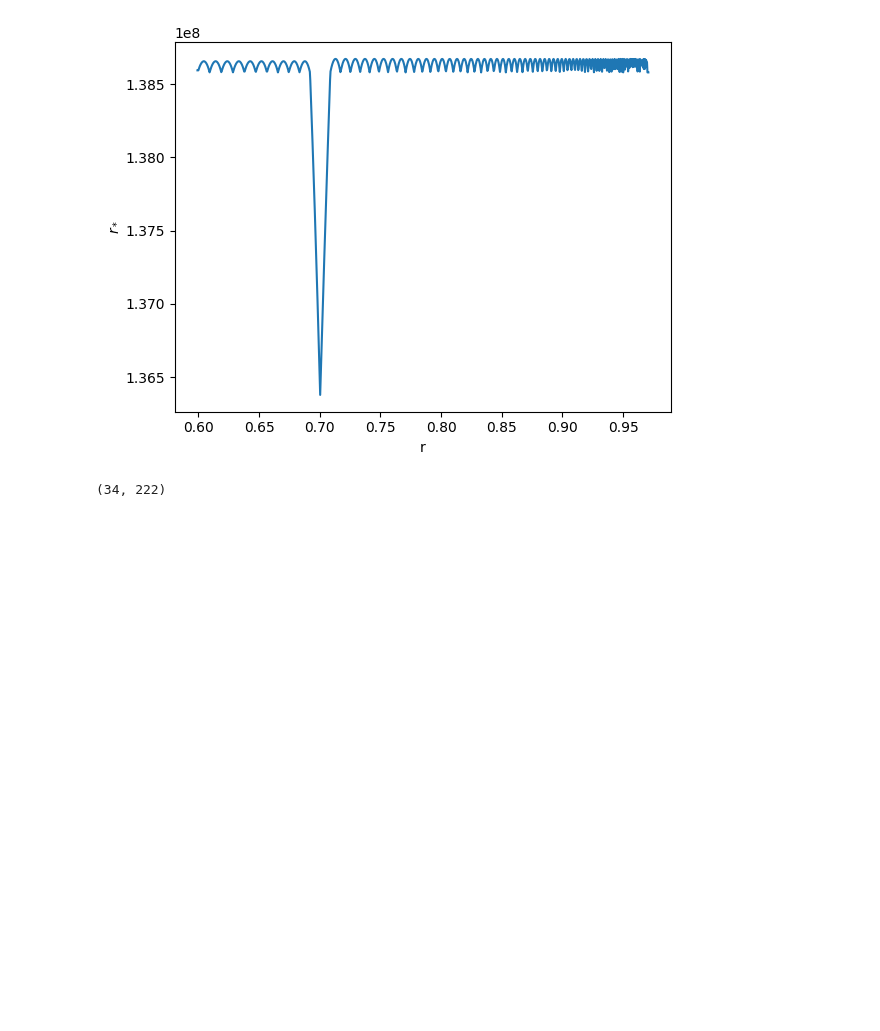
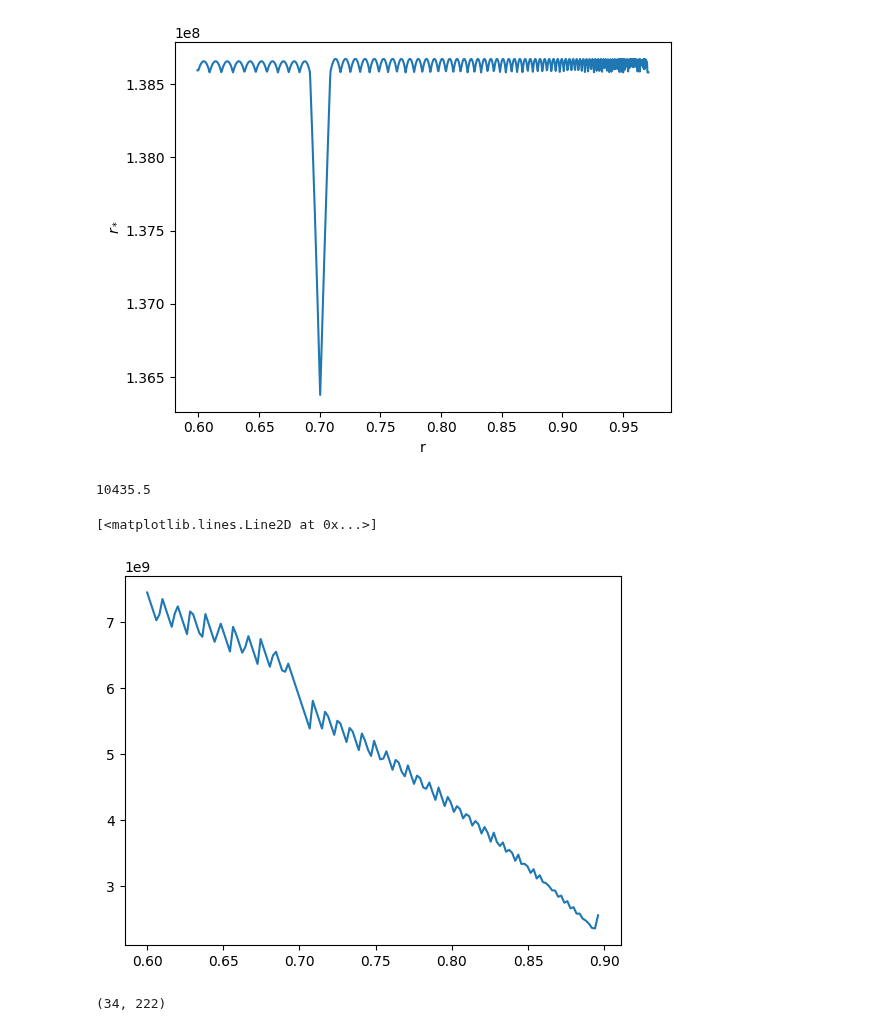
Before and after one commit to tabjone/2DHDCZ, a Jupyter notebook: visualisation/Visualise_background.ipynb, the cells around one changed output. Cells and saved outputs as stored; diff of their text form; code cells hidden in the pictures; blank space fills up the shorter version.

```diff
--- a/visualisation/Visualise_background.ipynb
+++ b/visualisation/Visualise_background.ipynb
@@ -158,3 +200,17 @@ plt.ylabel("$r_*$")
 plt.show()
 # %% [output]
 [figure]
+# %%
+R_sun * 0.15 / 10**6
+# %% [output]
+10435.5
+# %%
+bg_variables, bg_info = read_bg("../data/rk2_upw2_pertubation_no_max/background.h5")
+
+dz = np.diff(bg_variables['r'])
+dp0 = np.diff(bg_variables['p0'])
+
+plt.plot(bg_variables['r'][:-1]/R_sun, -bg_variables["p0"][:-1] *dz/dp0)
+# %% [output]
+[<matplotlib.lines.Line2D at 0x...>]
+[figure, added]
```
Also changed, not shown: parts of 9 cells of this notebook, 11 other files.
